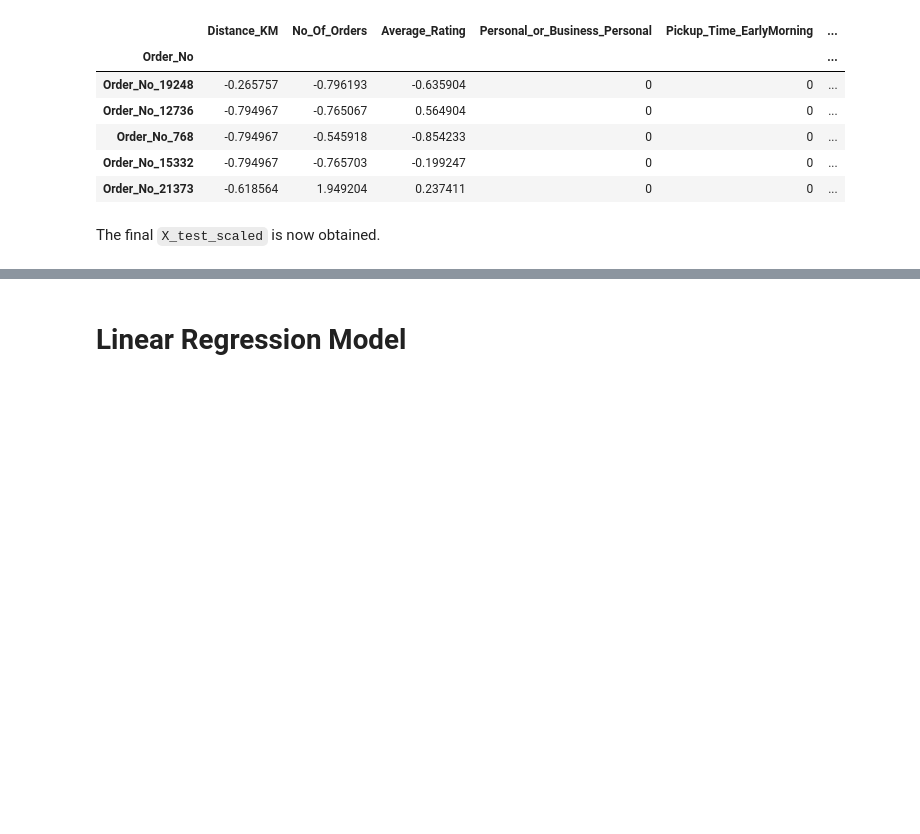
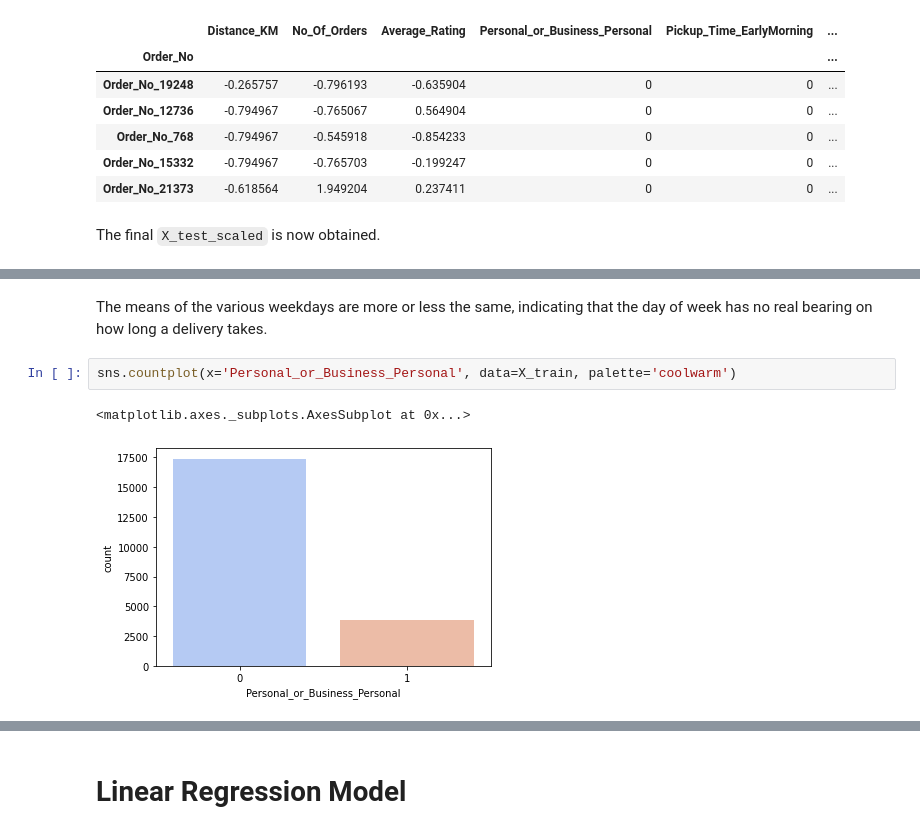
Before and after one commit to MilkShaikh3/Predict_Regression, a Jupyter notebook: Predict_Regression.ipynb, the cells around one changed output, grey strips where cells are left out. Saved outputs shown, nothing was run; the diff lists cells and outputs as text; blank space fills up the shorter version.

```diff
--- a/Predict_Regression.ipynb
+++ b/Predict_Regression.ipynb
@@ -975,0 +987,7 @@ The final `X_test_scaled` is now obtained.
+# %% [markdown]
+The means of the various weekdays are more or less the same, indicating that the day of week has no real bearing on how long a delivery takes.
+# %%
+sns.countplot(x='Personal_or_Business_Personal', data=X_train, palette='coolwarm')
+# %% [output]
+<matplotlib.axes._subplots.AxesSubplot at 0x...>
+[figure, added]
```
Also changed, not shown: parts of 13 cells of this notebook.
